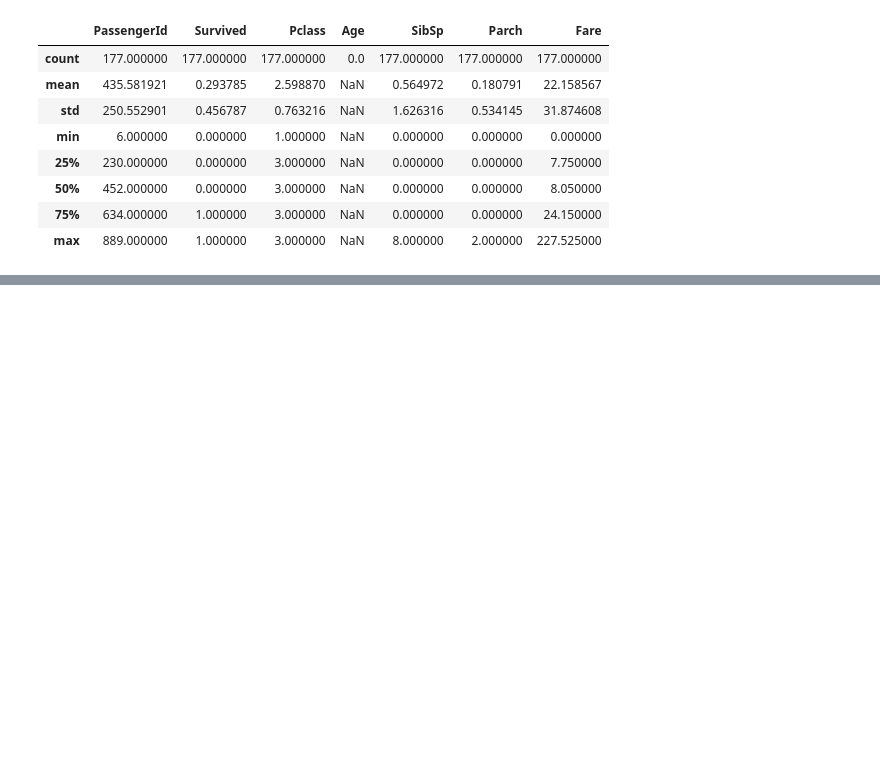
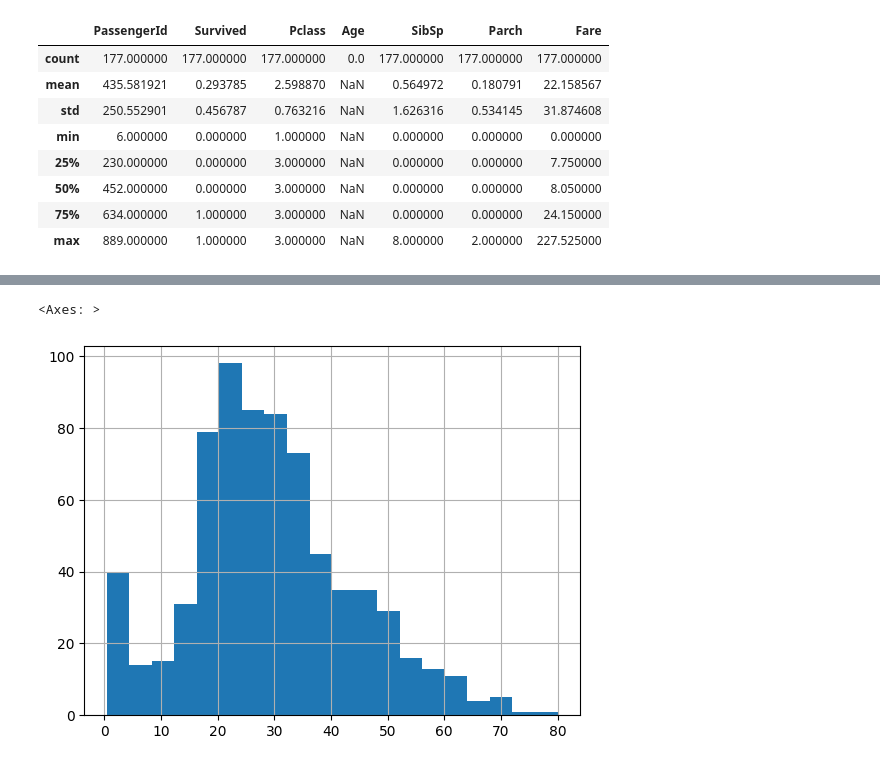
Before and after one commit to jeniferGoncalvesDaSilvaDev/data-analytics-python, a Jupyter notebook: limpeza_de_dados.ipynb, the cells around one changed output, grey strips where cells are left out. Drawn from its saved outputs; the diff is of its cells as text; code cells hidden in the pictures; blank space fills up the shorter version.

```diff
--- a/limpeza_de_dados.ipynb
+++ b/limpeza_de_dados.ipynb
@@ -161,0 +180,6 @@ idade.describe()
+# %%
+df.Age.hist(bins=20)
+#o argumento bins, ajusta as linhas do histograma
+# %% [output]
+<Axes: >
+[figure, added]
```
Also changed, not shown: parts of 2 cells of this notebook.
